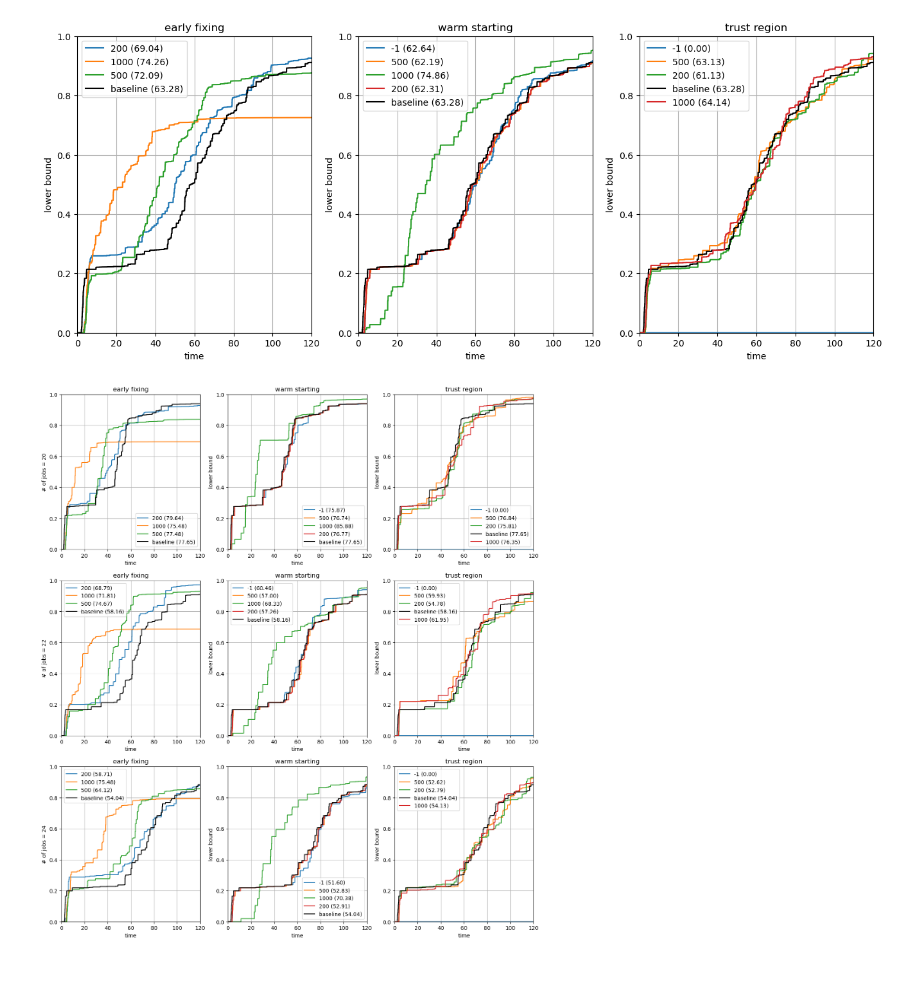
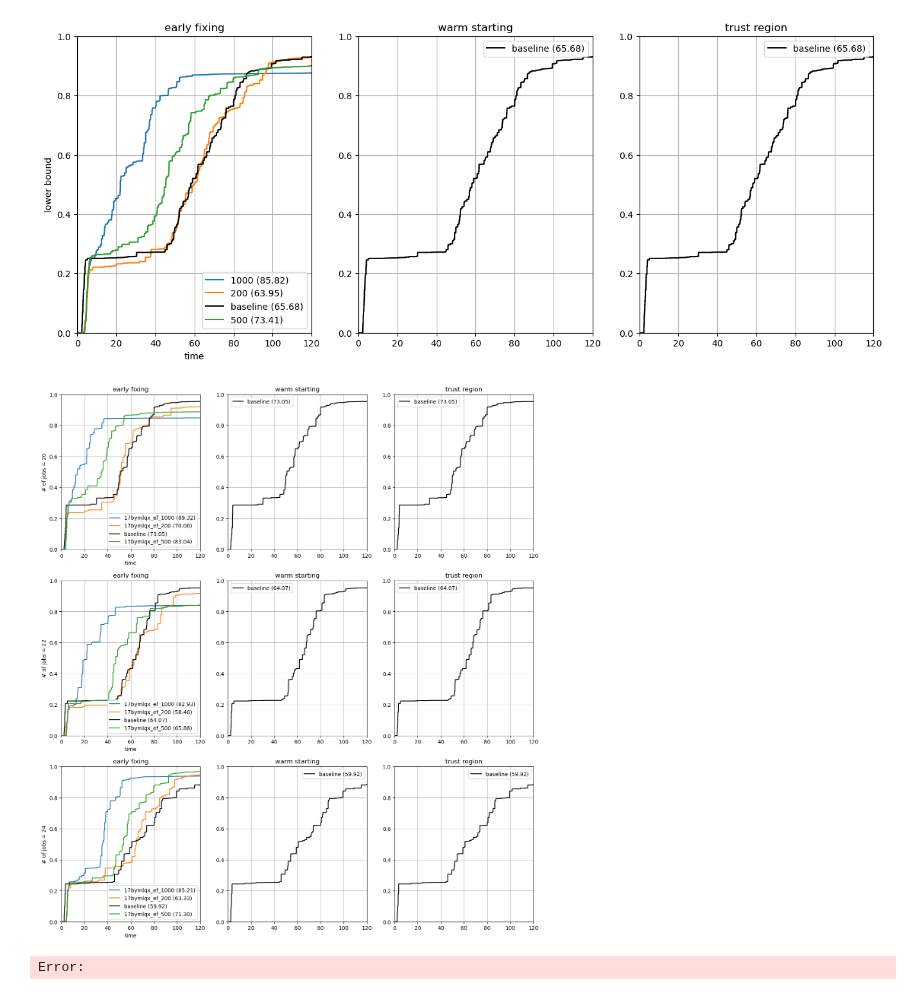
Before and after one commit to gos-ufsc/sat-gnn, a Jupyter notebook: notebooks/5.1-bmp-heuristics-evaluation.ipynb, the cells around one changed output. Drawn from its saved outputs; the diff is of its cells as text; code cells hidden in the pictures.

```diff
--- a/notebooks/5.1-bmp-heuristics-evaluation.ipynb
+++ b/notebooks/5.1-bmp-heuristics-evaluation.ipynb
@@ -22,10 +22,13 @@ from src.utils import normalize_curve, compute_integral
 results_dir = Path('../data/results/')
 opts_dir = Path('../data/interim/')
 
-T = 120
-all_shortnames = {'_'.join(fp.name.split('_')[:2]) for fp in results_dir.glob(f'*_{T}_*.json')}
+T = 125
+net_id = '17bymlqx'
+
+all_shortnames = {'_'.join(fp.name.split('_')[:3]) for fp in results_dir.glob(f'{net_id}_*_{T}_*.json')}
+all_shortnames.add('bs_0')
 all_shortnames
 for shortname in all_shortnames:
     print(shortname)
-    print(len(list(results_dir.glob(shortname+f'_{T}_*.json'))))
+    print(len(list(results_dir.glob(shortname+f'_{T}_2*.json'))))
 # %% [output]
@@ -49,9 +43,9 @@ tr_1000
 # %%
 def load_all_results(shortname: str):
     results = list()
-    for result_fpath in results_dir.glob(shortname+f'_{T}_*.json'):
-        size = int(result_fpath.name.split('_')[3])
-        size_id = int(result_fpath.name.split('_')[4][:-len('.json')])
+    for result_fpath in results_dir.glob(shortname+f'_{T}_2*.json'):
+        size = int(result_fpath.name.split('_')[-2])
+        size_id = int(result_fpath.name.split('_')[-1][:-len('.json')])
 
         with open(result_fpath) as f:
             result = json.load(f)
@@ -73,4 +67,4 @@ def load_all_results(shortname: str):
     return df
 
 dfs = {shortname: load_all_results(shortname) for shortname in all_shortnames}
-dfs['bs_0']
+# dfs['bs_0'] = dfs['bs_0'][dfs['bs_0']['size'] != 9]
@@ -148,17 +116,17 @@ for sn, df in dfs.items():
     curve = df['primal_curve'].mean()
     auc = np.sum(curve * dt)
     x = np.arange(len(curve)) * dt
-    if sn.startswith('ef'):
+    if 'ef' in sn:
         ax = axs[0]
-    elif sn.startswith('ws'):
+    elif 'ws' in sn:
         ax = axs[1]
-    elif sn.startswith('tr'):
+    elif 'tr' in sn:
         ax = axs[2]
     else:
         for ax in axs:
             ax.plot(x, curve, color='black', label=f"baseline ({auc:.2f})")
         continue
-    ax.plot(x, curve, label=sn[3:]+f" ({auc:.2f})")
+    ax.plot(x, curve, label=sn.split('_')[-1]+f" ({auc:.2f})")
     ax.set_ylabel('lower bound')
     ax.set_xlabel('time')
 # plt.plot(df[~df['infeasible']]['primal_curve'].mean())
@@ -170,7 +138,7 @@ for ax in axs:
     ax.grid()
 plt.show()
 # %% [output]
-[figure, old version]
+[figure, new version]
 # %%
 # TODO: baseline is different for every method, as it should take on account the
 # feasibility
@@ -189,35 +157,36 @@ for i, s in enumerate(sizes):
     axs[2].set_title('trust region')
 
     for sn, df_ in dfs.items():
         df = df_[df_['size'] == s]
 
         dt = 1e-3
         curve = df['primal_curve'].mean()
         auc = np.sum(curve * dt)
         x = np.arange(len(curve)) * dt
 
-        if sn.startswith('ef'):
+        if 'ef' in sn:
             ax = axs[0]
-        elif sn.startswith('ws'):
+        elif 'ws' in sn:
             ax = axs[1]
-        elif sn.startswith('tr'):
+        elif 'tr' in sn:
             ax = axs[2]
         else:
             for ax in axs:
                 ax.plot(x, curve, color='black', label=f"baseline ({auc:.2f})")
             continue
-        ax.plot(x, curve, label=sn[3:]+f" ({auc:.2f})")
+        ax.plot(x, curve, label=sn+f" ({auc:.2f})")
         ax.set_ylabel('lower bound')
         ax.set_xlabel('time')
     # plt.plot(df[~df['infeasible']]['primal_curve'].mean())
 
     for ax in axs:
         ax.set_xlim(0,120)
         ax.set_ylim(0,1)
         ax.legend()
         ax.grid()
 
     axs[0].set_ylabel(f'# of jobs = {s}')
 plt.show()
 # %% [output]
-[figure, old version]
+[figure, new version]
+Error:
```
Also changed, not shown: parts of 4 cells of this notebook, 1 other file.
